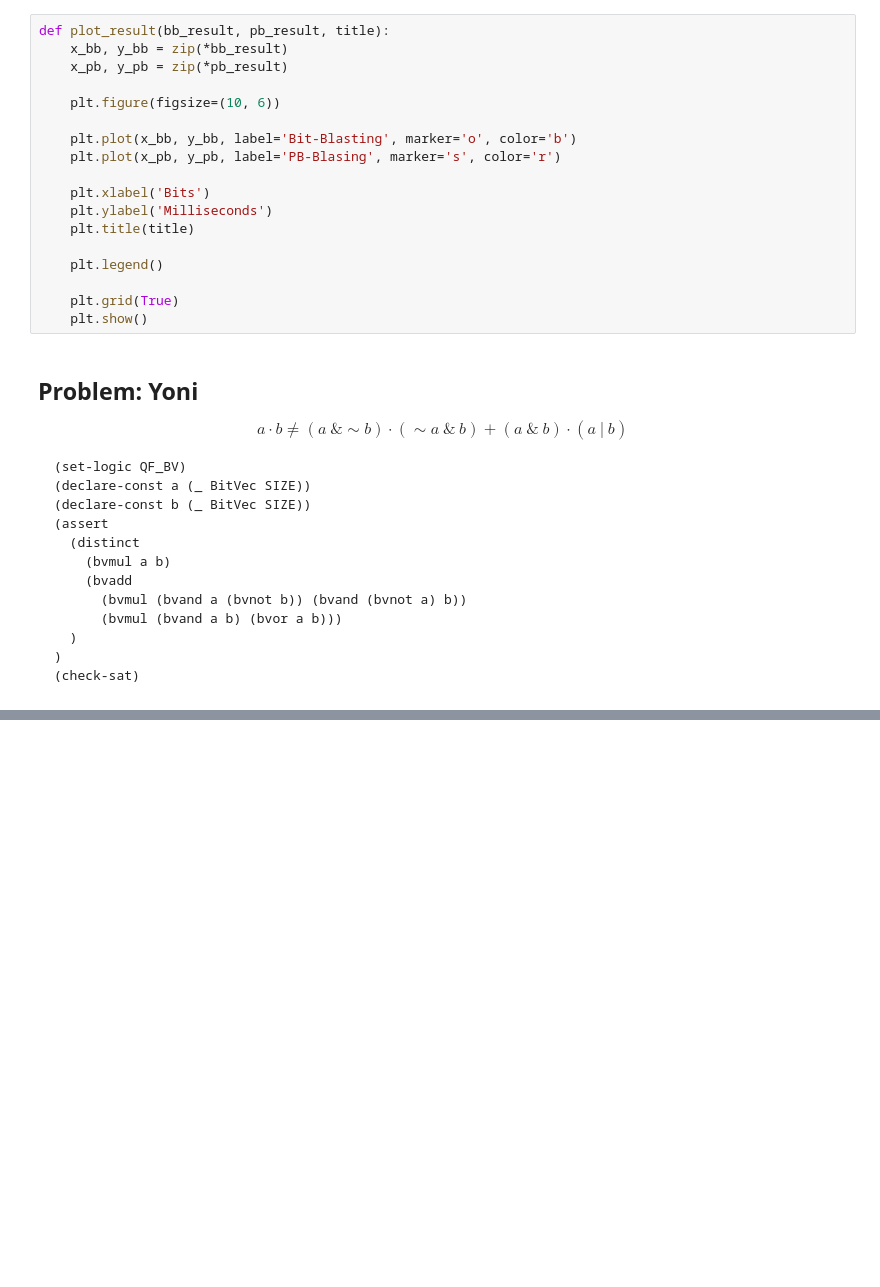
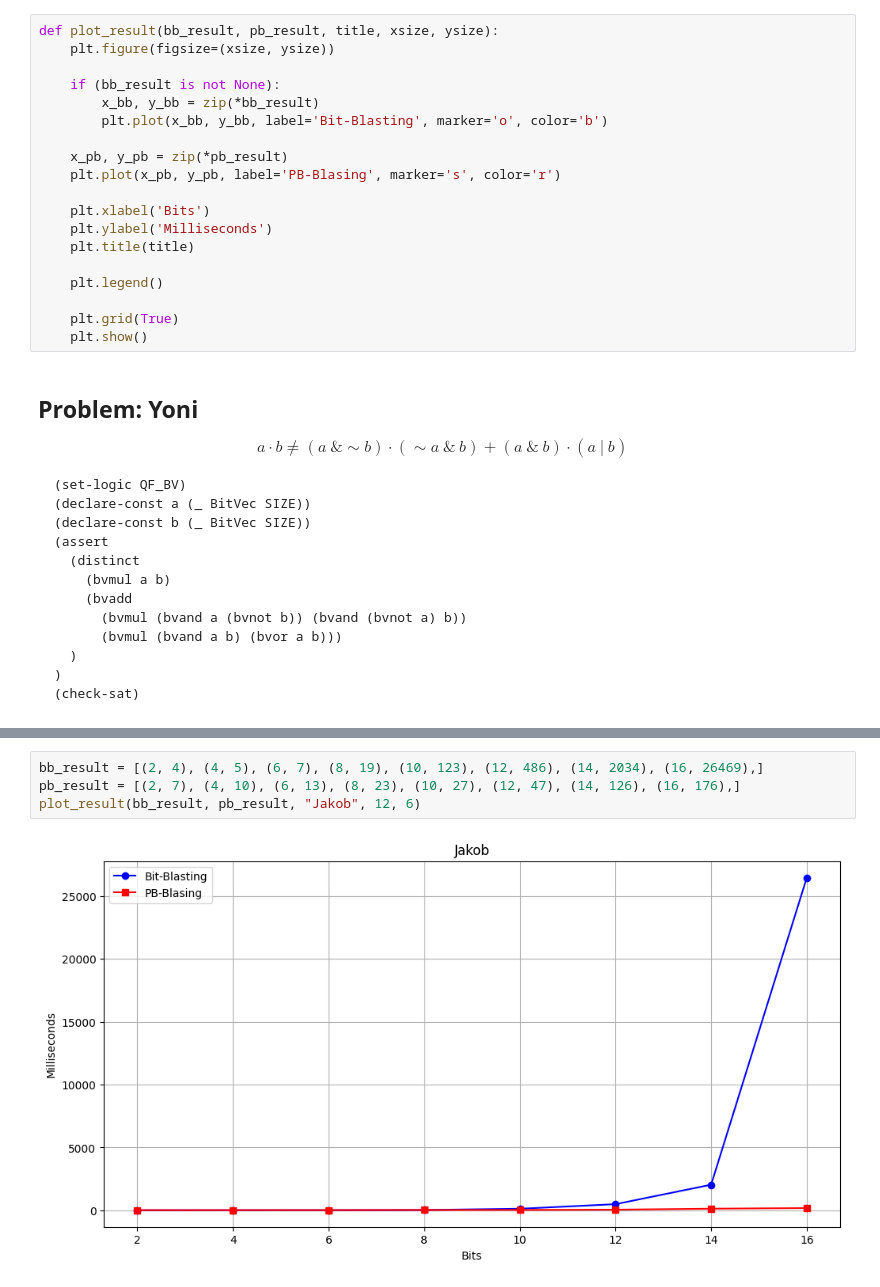
Before and after one commit to alanctprado/cvc5, a Jupyter notebook: pb/results.ipynb, the cells around one changed output, grey strips where cells are left out. Saved outputs shown, nothing was run; the diff lists cells and outputs as text; blank space fills up the shorter version.

Commit message:
tests with jakob's inequality

```diff
--- a/pb/results.ipynb
+++ b/pb/results.ipynb
@@ -1,13 +1,14 @@
 # %%
 import matplotlib.pyplot as plt
 # %%
-def plot_result(bb_result, pb_result, title):
-    x_bb, y_bb = zip(*bb_result)
+def plot_result(bb_result, pb_result, title, xsize, ysize):
+    plt.figure(figsize=(xsize, ysize))
+
+    if (bb_result is not None):
+        x_bb, y_bb = zip(*bb_result)
+        plt.plot(x_bb, y_bb, label='Bit-Blasting', marker='o', color='b')
+
     x_pb, y_pb = zip(*pb_result)
-
-    plt.figure(figsize=(10, 6))
-
-    plt.plot(x_bb, y_bb, label='Bit-Blasting', marker='o', color='b')
     plt.plot(x_pb, y_pb, label='PB-Blasing', marker='s', color='r')
 
     plt.xlabel('Bits')
@@ -45,0 +80,6 @@ plot_result(bb_result, pb_result, "Yoni")
+# %%
+bb_result = [(2, 4), (4, 5), (6, 7), (8, 19), (10, 123), (12, 486), (14, 2034), (16, 26469),]
+pb_result = [(2, 7), (4, 10), (6, 13), (8, 23), (10, 27), (12, 47), (14, 126), (16, 176),]
+plot_result(bb_result, pb_result, "Jakob", 12, 6)
+# %% [output]
+[figure, added]
```
Also changed, not shown: parts of 5 cells of this notebook, 5 other files.
